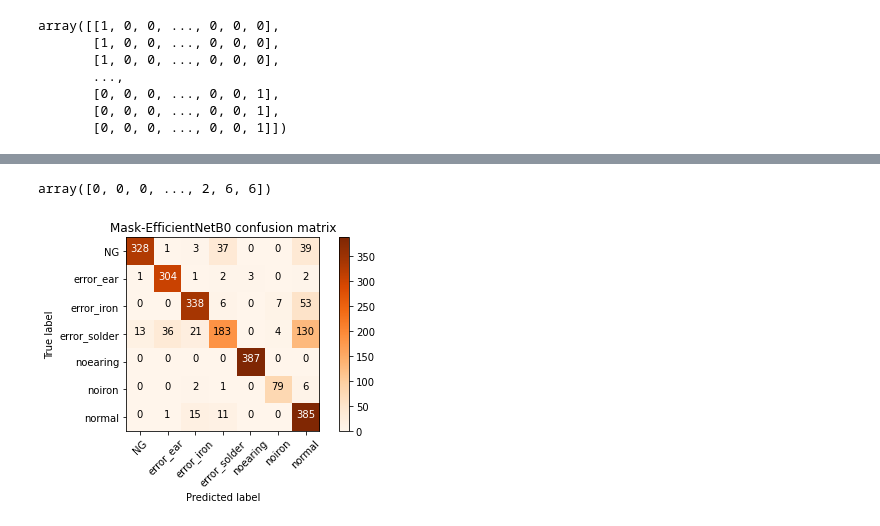
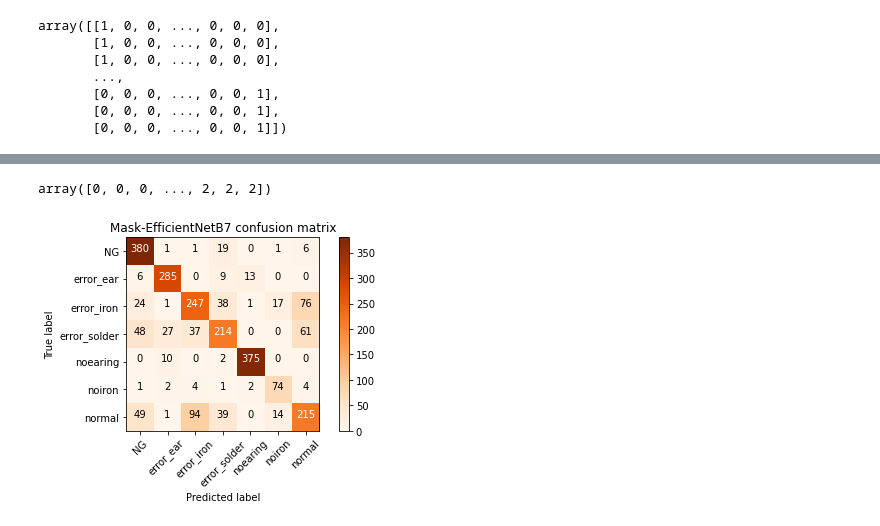
Before and after one commit to rtfgvb74125/Mask_for_seminar, a Jupyter notebook: Mask_for_seminar_predict.ipynb, the cells around one changed output, grey strips where cells are left out. Saved outputs shown, nothing was run; the diff lists cells and outputs as text; code cells hidden in the pictures.

```diff
--- a/Mask_for_seminar_predict.ipynb
+++ b/Mask_for_seminar_predict.ipynb
@@ -112,7 +112,7 @@ array([[1, 0, 0, ..., 0, 0, 0],
        [0, 0, 0, ..., 0, 0, 1],
        [0, 0, 0, ..., 0, 0, 1]])
 # %%
-filepath = '20220208_(70_120)_model_acc_loss_pic_B0-B7//Mask_AOI-EfficientNetB0_0119_1_g.h5'
+filepath = '20220208_(70_120)_model_acc_loss_pic_B0-B7//Mask_AOI-EfficientNetB7_0119_1_g.h5'
 model = tf.keras.models.load_model(filepath)
 
 results = model.evaluate(images, for_pred_labels, batch_size=128)
@@ -126,7 +126,7 @@ pred_labels = np.argmax(predictions, axis = 1)
 pred_labels = np.array(pred_labels,dtype = 'int32')
 pred_labels
 # %% [output]
-array([0, 0, 0, ..., 2, 6, 6])
+array([0, 0, 0, ..., 2, 2, 2])
 # %%
 import matplotlib.pyplot as plt
 from sklearn.metrics import confusion_matrix
@@ -138,33 +138,33 @@ def plot_confusion_matrix(cm, classes,
     This function prints and plots the confusion matrix.
     Normalization can be applied by setting `normalize=True`.
     """
-    title='Mask-EfficientNetB0 confusion matrix'
+    title='Mask-EfficientNetB7 confusion matrix'
 
 
     plt.imshow(cm, interpolation='nearest', cmap=cmap)
     plt.title(title)
     plt.colorbar()
     tick_marks = np.arange(len(classes))
     plt.xticks(tick_marks, classes, rotation=45)
     plt.yticks(tick_marks, classes)
 
     if normalize:
         cm = cm.astype('float') / cm.sum(axis=1)[:, np.newaxis]
 
     thresh = cm.max() / 2.
     for i, j in itertools.product(range(cm.shape[0]), range(cm.shape[1])):
         plt.text(j, i, cm[i, j],
                  horizontalalignment="center",
                  color="white" if cm[i, j] > thresh else "black")
 
     plt.tight_layout()
     plt.ylabel('True label')
     plt.xlabel('Predicted label')
 #     plt.savefig('E://Mask_confusion//Mask-EvolvedB0.jpg')
     plt.show()
 
 
 confusion_mtx = confusion_matrix(labels, pred_labels)
 plot_confusion_matrix(confusion_mtx, classes = class_names)
 # %% [output]
-[figure, old version]
+[figure, new version]
```
Also changed, not shown: parts of 1 cell of this notebook, 9 other files.
